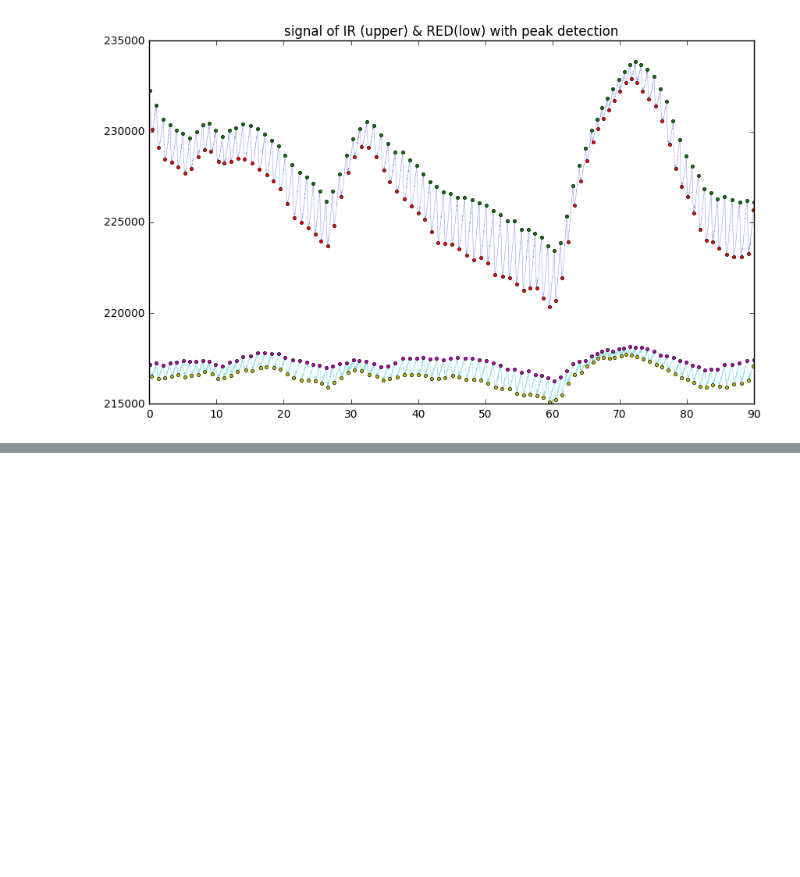
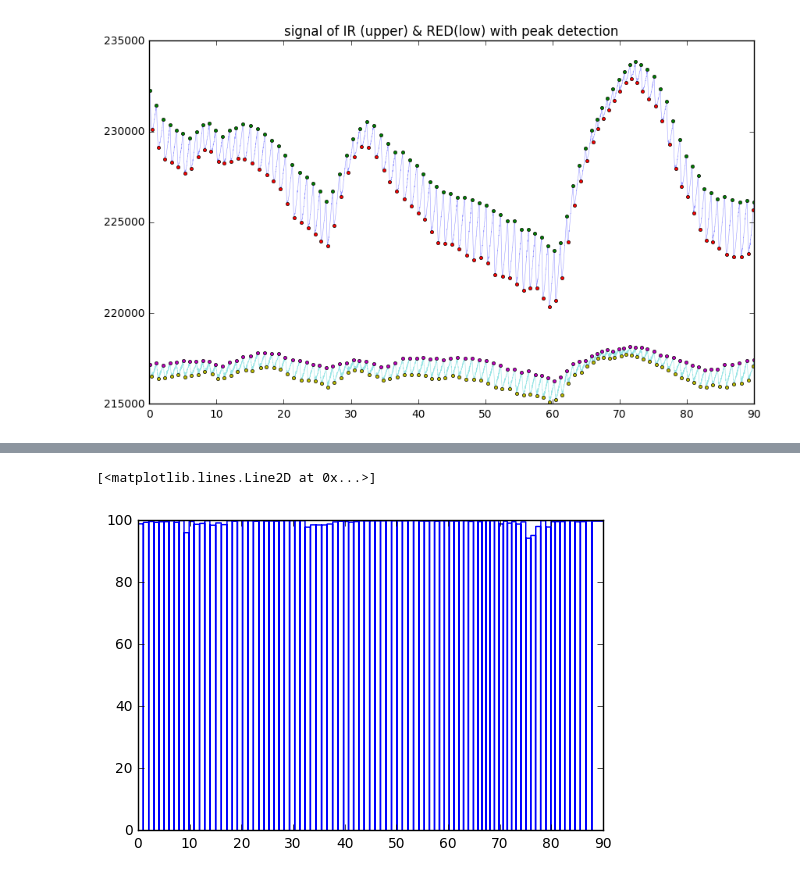
Before and after one commit to jma19/CS244Fall2017, a Jupyter notebook: Assignment#3/caculator.ipynb, the cells around one changed output, grey strips where cells are left out. Cells and saved outputs as stored; diff of their text form; code cells hidden in the pictures; blank space fills up the shorter version.

```diff
--- a/Assignment#3/caculator.ipynb
+++ b/Assignment#3/caculator.ipynb
@@ -212,0 +218,24 @@ array([ 98.51518019,  98.93695778,  98.90687092,  98.82969401,
+# %%
+def calculateDC(data):
+    DC = np.zeros(len(data) - 1)
+    for i in range(len(DC)):
+        DC[i] = (data[i + 1] - data[i])/2.0
+    return DC
+
+def calculateAC(positive, negative):
+    if len (positive) != len(negative):
+         raise ValueError("the input data should has same dimension")
+    AC = np.zeros(len(positive) - 1)
+    for i in range(len(AC)):
+        AC[i] = positive[i + 1] - negative[i]
+    return AC
+
+ACIR = abs(calculateAC(IROrgin[indexPositiveIR], IROrgin[indexNegativeIR]))
+ACRED = abs(calculateAC(REDOrgin[indexPositiveRED], REDOrgin[indexNegativeRED]))
+# DCIR = IROrgin[indexNegativeIR]
+# DCRED = REDOrgin[indexNegativeRED]
+DCIR = abs(calculateDC(indexNegativeIR))
+DCRED = abs(calculateDC(indexNegativeRED))
+ratioAverage = (ACRED * DCIR) * 1.0/(ACIR * DCRED)
+spo2 = -45.060*ratioAverage* ratioAverage + 30.354 *ratioAverage + 94.845
+print spo2
@@ -212,0 +262,13 @@ array([ 98.51518019,  98.93695778,  98.90687092,  98.82969401,
+# %%
+spo2Array = np.zeros(len(IR))
+count = 1
+for i in range(len(spo2Array)):
+    if i < indexPositiveIR[count] or  count == len(spo2) - 1 :
+        spo2Array[i] = spo2[count - 1]
+    else:
+        if(count < len(spo2) - 1):
+            count = count + 1
+plt.plot(time, spo2Array)
+# %% [output]
+[<matplotlib.lines.Line2D at 0x...>]
+[figure, added]
```
Also changed, not shown: parts of 11 cells of this notebook, 3 other files.
